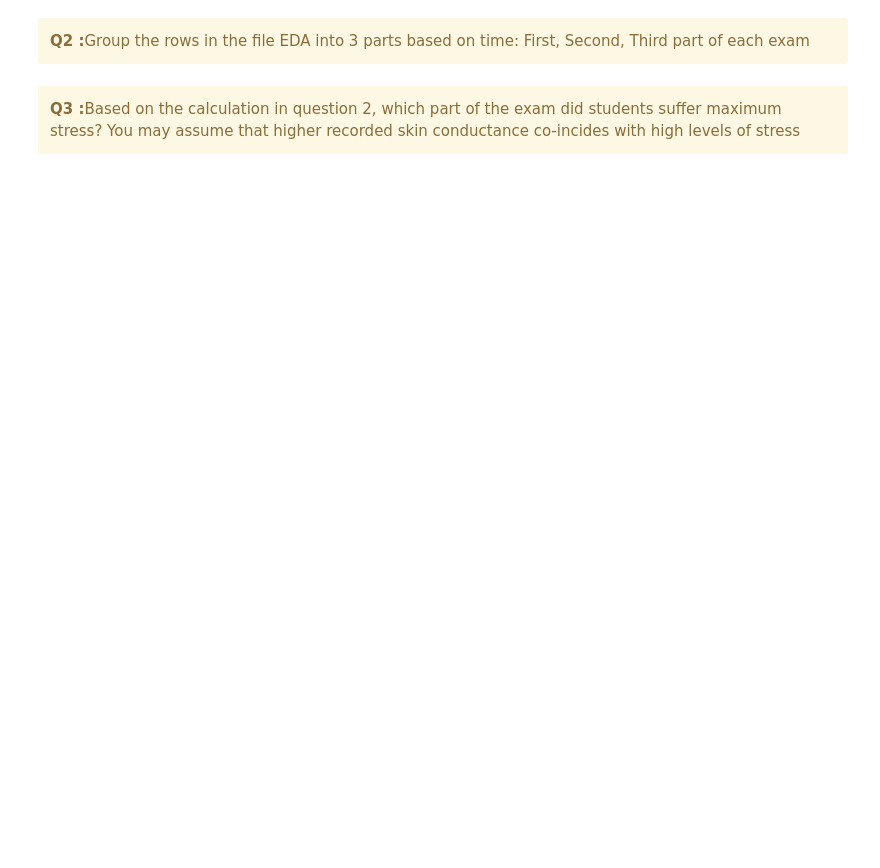
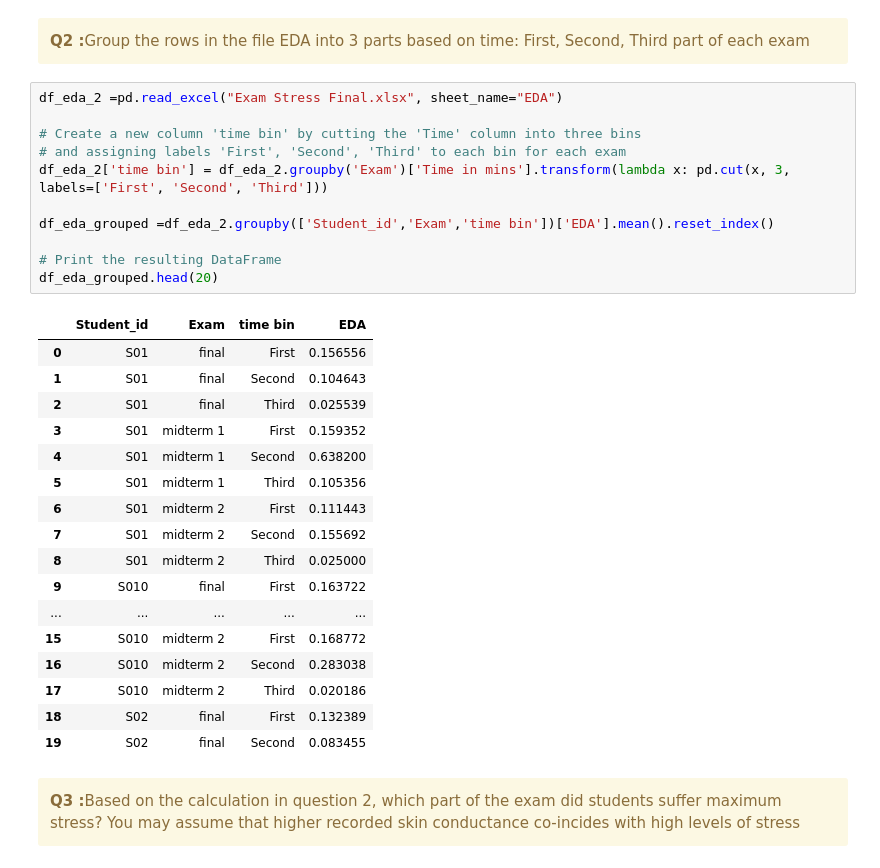
Before and after one commit to Neenu1990/Python_Hackathon_Team_8, a Jupyter notebook: Team8_PythonPioneers_Main80Questions.ipynb, the cells around one changed output. Saved outputs shown, nothing was run; the diff lists cells and outputs as text; blank space fills up the shorter version.

```diff
--- a/Team8_PythonPioneers_Main80Questions.ipynb
+++ b/Team8_PythonPioneers_Main80Questions.ipynb
@@ -72,6 +148,35 @@ df_IBI=pd.read_excel("Exam Stress Final.xlsx",sheet_name="IBI")
 <div class="alert alert-block alert-warning">
 <b>Q2 :</b>Group the rows in the file EDA into 3 parts based on time: First, Second, Third part of each exam
 </div>
+# %%
+df_eda_2 =pd.read_excel("Exam Stress Final.xlsx", sheet_name="EDA")
+
+# Create a new column 'time bin' by cutting the 'Time' column into three bins
+# and assigning labels 'First', 'Second', 'Third' to each bin for each exam
+df_eda_2['time bin'] = df_eda_2.groupby('Exam')['Time in mins'].transform(lambda x: pd.cut(x, 3, labels=['First', 'Second', 'Third']))
+
+df_eda_grouped =df_eda_2.groupby(['Student_id','Exam','time bin'])['EDA'].mean().reset_index()
+
+# Print the resulting DataFrame
+df_eda_grouped.head(20)
+# %% [output]
+|  | Student_id | Exam | time bin | EDA |
+| 0 | S01 | final | First | 0.156556 |
+| 1 | S01 | final | Second | 0.104643 |
+| 2 | S01 | final | Third | 0.025539 |
+| 3 | S01 | midterm 1 | First | 0.159352 |
+| 4 | S01 | midterm 1 | Second | 0.638200 |
+| 5 | S01 | midterm 1 | Third | 0.105356 |
+| 6 | S01 | midterm 2 | First | 0.111443 |
+| 7 | S01 | midterm 2 | Second | 0.155692 |
+| 8 | S01 | midterm 2 | Third | 0.025000 |
+| 9 | S010 | final | First | 0.163722 |
+| ... | ... | ... | ... | ... |
+| 15 | S010 | midterm 2 | First | 0.168772 |
+| 16 | S010 | midterm 2 | Second | 0.283038 |
+| 17 | S010 | midterm 2 | Third | 0.020186 |
+| 18 | S02 | final | First | 0.132389 |
+| 19 | S02 | final | Second | 0.083455 |
 # %% [markdown]
 <div class="alert alert-block alert-warning">
 <b>Q3 :</b>Based on the calculation in question 2, which part of the exam did students suffer maximum stress? You may assume that higher recorded skin conductance co-incides with high levels of stress
```
Also changed, not shown: parts of 44 cells of this notebook.
